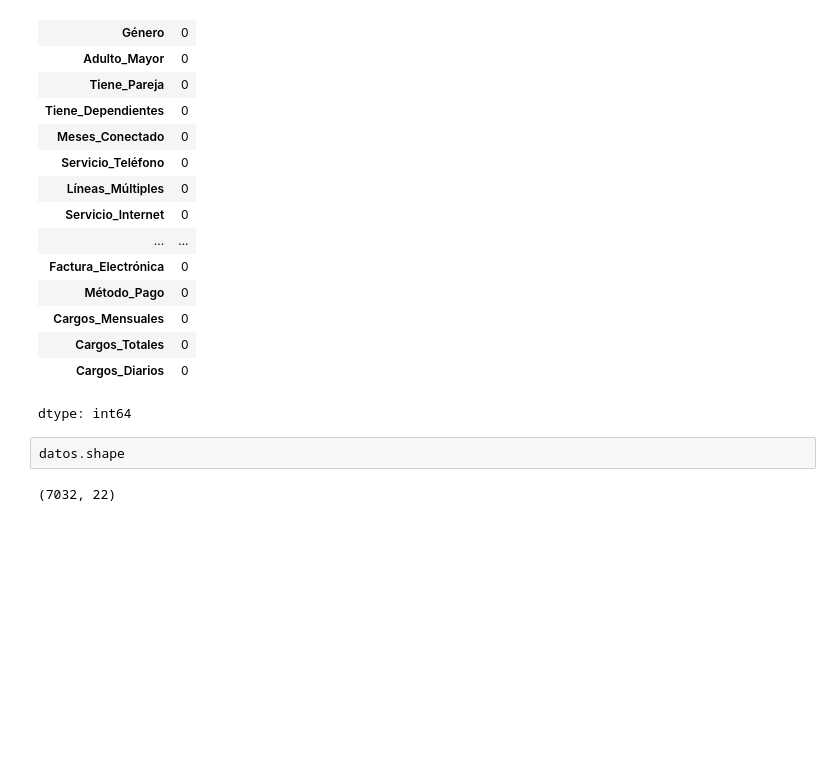
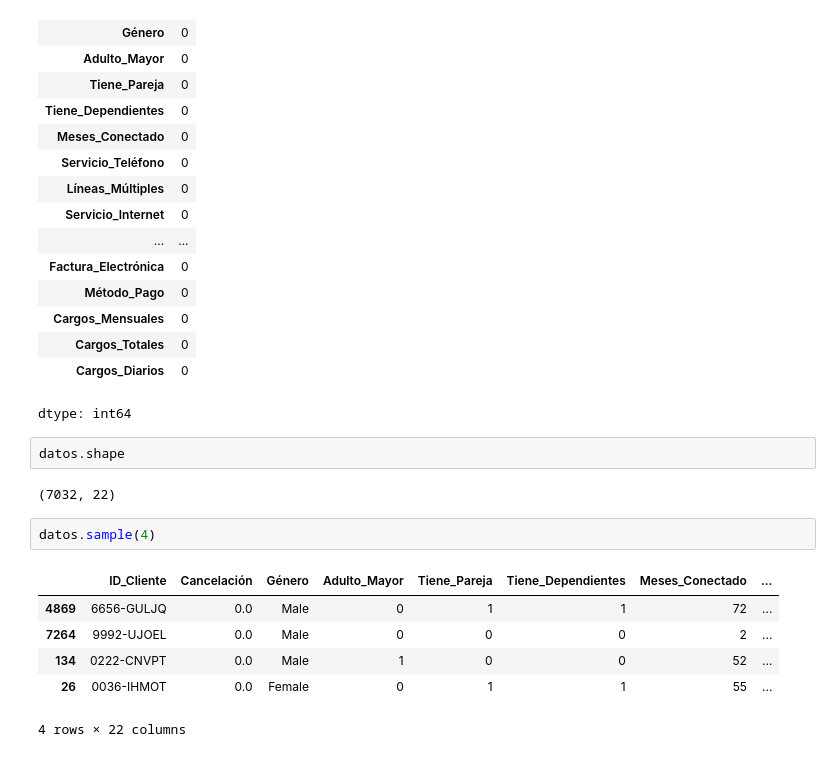
Before and after one commit to r2x4/challenge-final, a Jupyter notebook: challenge_final.ipynb, the cells around one changed output. Cells and saved outputs as stored; diff of their text form; blank space fills up the shorter version.

```diff
--- a/challenge_final.ipynb
+++ b/challenge_final.ipynb
@@ -92,3 +92,12 @@ dtype: int64
 datos.shape
 # %% [output]
 (7032, 22)
+# %%
+datos.sample(4)
+# %% [output]
+|  | ID_Cliente | Cancelación | Género | Adulto_Mayor | Tiene_Pareja | Tiene_Dependientes | Meses_Conectado | ... |
+| 4869 | 6656-GULJQ | 0.0 | Male | 0 | 1 | 1 | 72 | ... |
+| 7264 | 9992-UJOEL | 0.0 | Male | 0 | 0 | 0 | 2 | ... |
+| 134 | 0222-CNVPT | 0.0 | Male | 1 | 0 | 0 | 52 | ... |
+| 26 | 0036-IHMOT | 0.0 | Female | 0 | 1 | 1 | 55 | ... |
+4 rows × 22 columns
```
